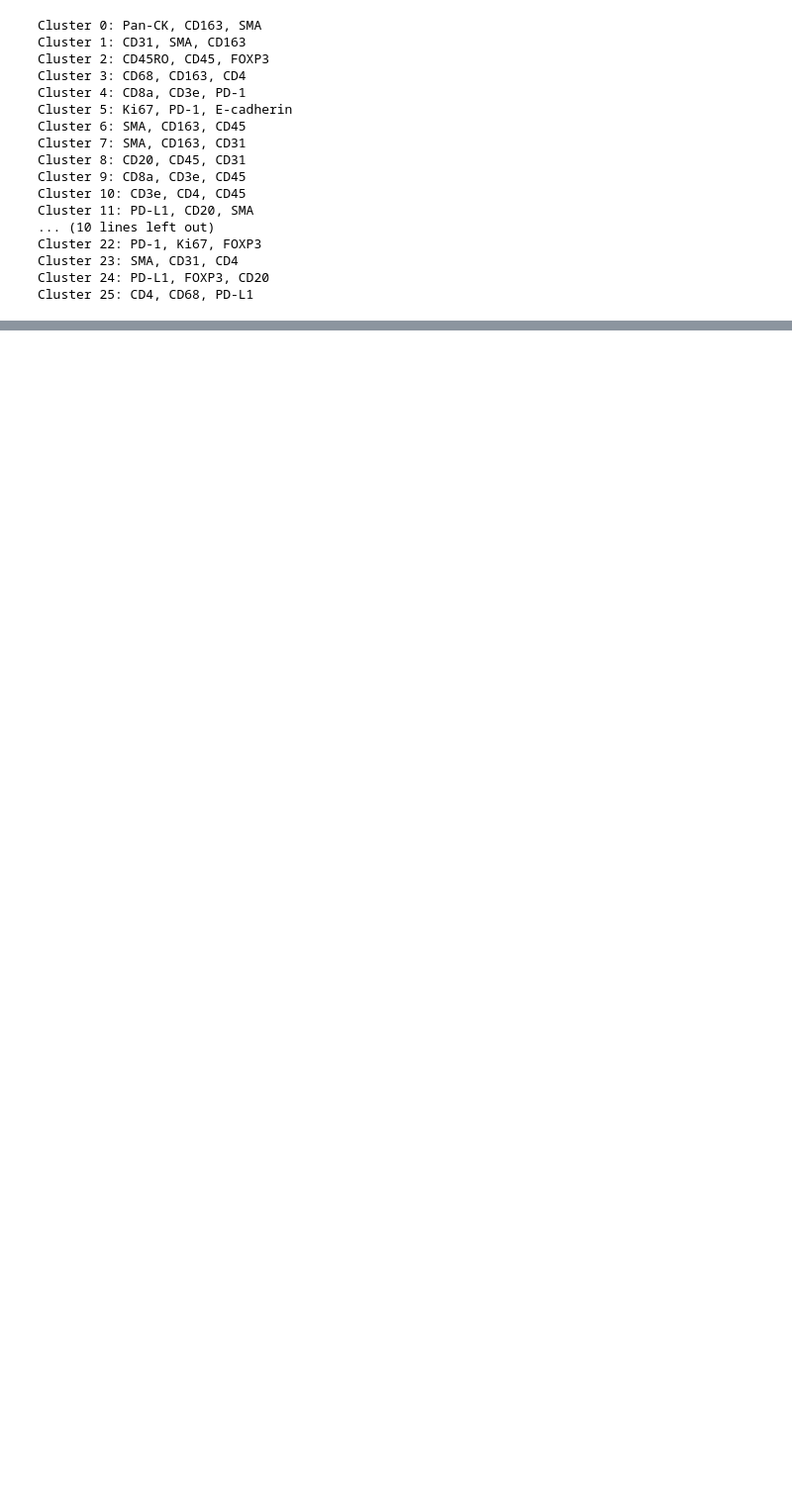
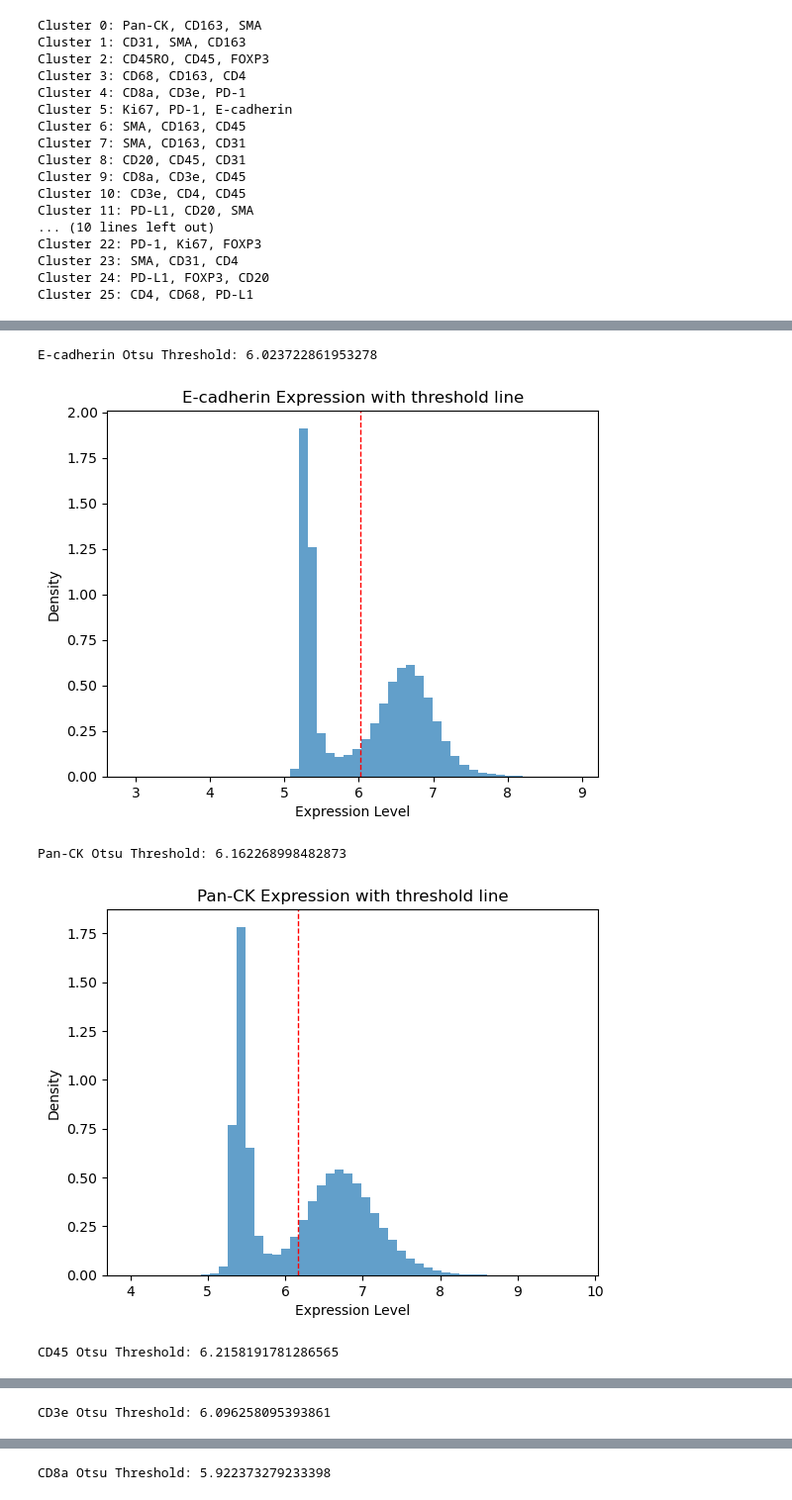
Before and after one commit to lemoncarrot/Summer2025, a Jupyter notebook: tumor_and_cd8.ipynb, the cells around one changed output, grey strips where cells are left out. Shown: that part at 99% size. Cells and saved outputs as stored; diff of their text form; code cells hidden in the pictures; blank space fills up the shorter version.

```diff
--- a/tumor_and_cd8.ipynb
+++ b/tumor_and_cd8.ipynb
@@ -223,3 +225,27 @@ Cluster 22: PD-1, Ki67, FOXP3
 Cluster 23: SMA, CD31, CD4
 Cluster 24: PD-L1, FOXP3, CD20
 Cluster 25: CD4, CD68, PD-L1
+# %%
+# based on manual inspection of the above markers, have a function where
+# asks for tumor first, can input cluster number, press enter, if "next" is entered, goes to next prompt for CD8 T cells
+# if "done" is entered, break
+
+# annotate in data["Cluster Annotations"] appropriately (match cluster using "leiden_clusters" column)
+
+# 9/3
+# Tumor Clusters: 0, 5, 12, 14, 15, 16, 17, 18, 19, 21
+
+# CD8 T Cell Clusters: 4, 9
+
+
+for cell_type, marker_dict in cell_ref.items():
+    while True:
+        user_input = input(f"Enter cluster number to annotate as {cell_type} (or 'next' to go next): ")
+        if user_input.lower() == 'next':
+            break
+        elif user_input.isdigit() and int(user_input) in data["leiden_clusters"].values:
+            cluster_num = int(user_input)
+            data.loc[data["leiden_clusters"] == cluster_num, "Cluster Annotation"] = cell_type
+            print(f"Annotated cluster {cluster_num} as {cell_type}.")
+        else:
+            print("Invalid input.")
@@ -225,0 +289,20 @@ Cluster 25: CD4, CD68, PD-L1
+# %%
+for marker in sub_markers:
+    temp = data[marker].dropna().values  # ensure numeric, no NaNs
+    thr = threshold_otsu(temp)
+
+    print(f"{marker} Otsu Threshold: {thr}")
+
+    plt.figure()
+    plt.hist(temp, bins=50, density=True, alpha=0.7)  # density plot
+    plt.axvline(thr, color='red', linestyle='dashed', linewidth=1)
+    plt.title(f"{marker} Expression with threshold line")
+    plt.xlabel("Expression Level")
+    plt.ylabel("Density")
+    plt.show()
+# %% [output]
+E-cadherin Otsu Threshold: 6.023722861953278
+[figure, added]
+Pan-CK Otsu Threshold: 6.162268998482873
+[figure, added]
+CD45 Otsu Threshold: 6.2158191781286565
@@ -225,0 +310 @@ Cluster 25: CD4, CD68, PD-L1
+CD3e Otsu Threshold: 6.096258095393861
@@ -225,0 +312 @@ Cluster 25: CD4, CD68, PD-L1
+CD8a Otsu Threshold: 5.922373279233398
```
Also changed, not shown: parts of 9 cells of this notebook, 1 other file.
